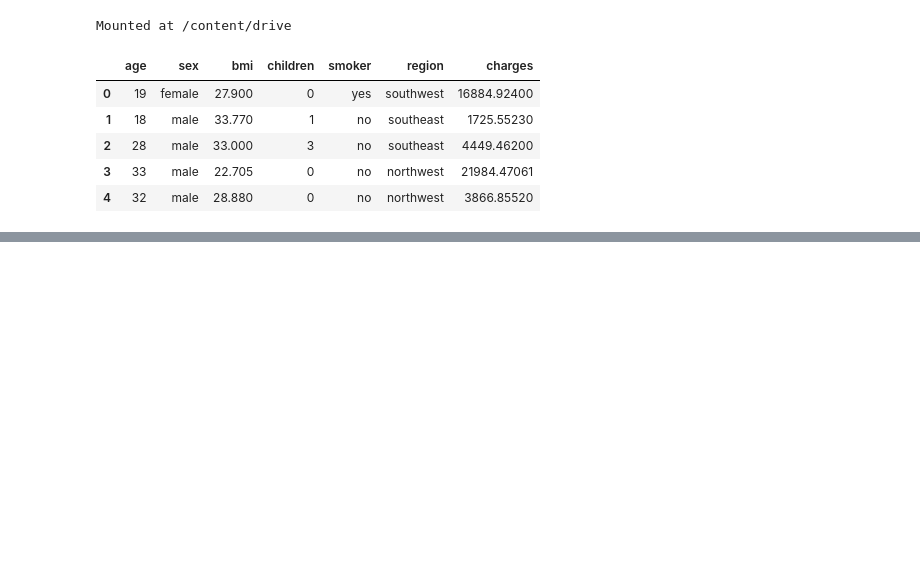
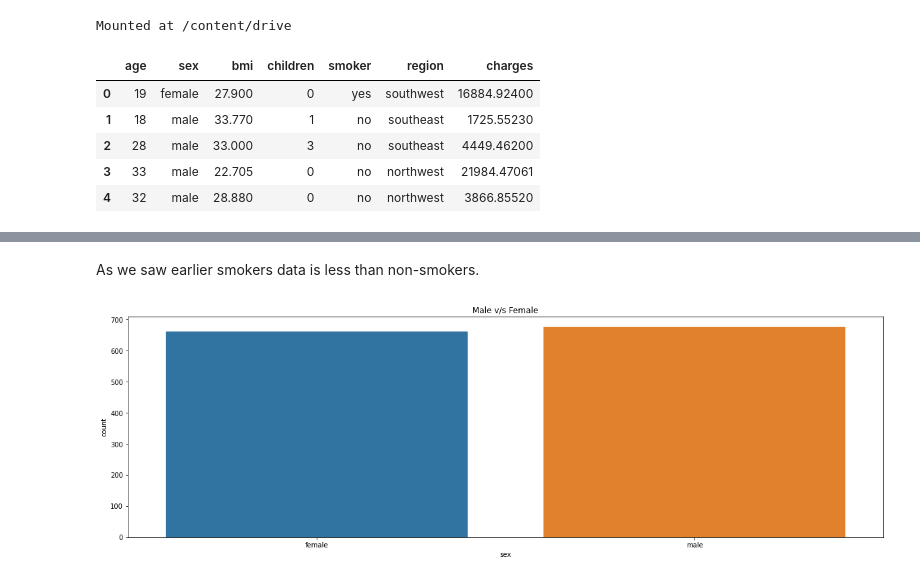
Before and after one commit to AkashK18/Health-Insurance, a Jupyter notebook: Untitled6.ipynb, the cells around one changed output, grey strips where cells are left out. Drawn from its saved outputs; the diff is of its cells as text; code cells hidden in the pictures; blank space fills up the shorter version.

```diff
--- a/Untitled6.ipynb
+++ b/Untitled6.ipynb
@@ -25,0 +188,9 @@ data.head()
+# %% [markdown]
+As we saw earlier smokers data is less than non-smokers.
+# %%
+plt.figure(figsize=(20,6))
+sns.countplot(data=data,x='sex')
+plt.title('Male v/s Female')
+plt.show()
+# %% [output]
+[figure, added]
```
Also changed, not shown: parts of 32 cells of this notebook.
